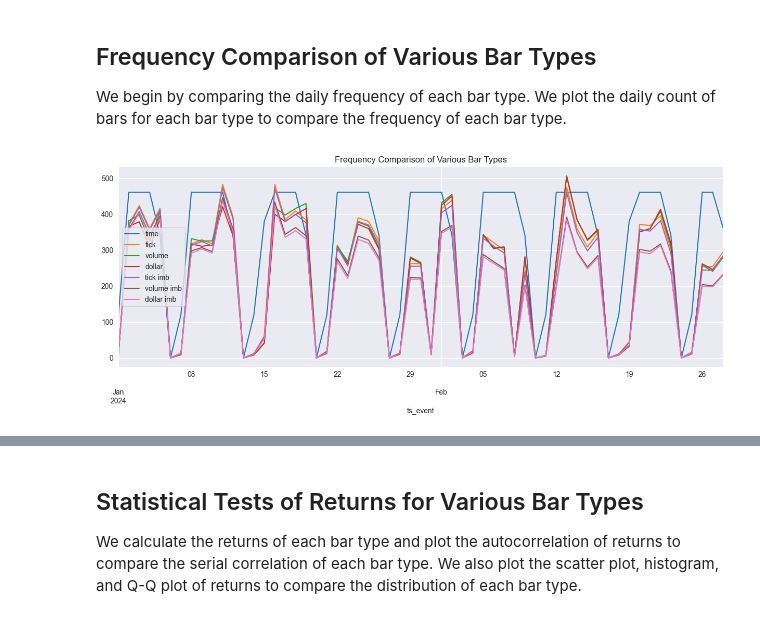
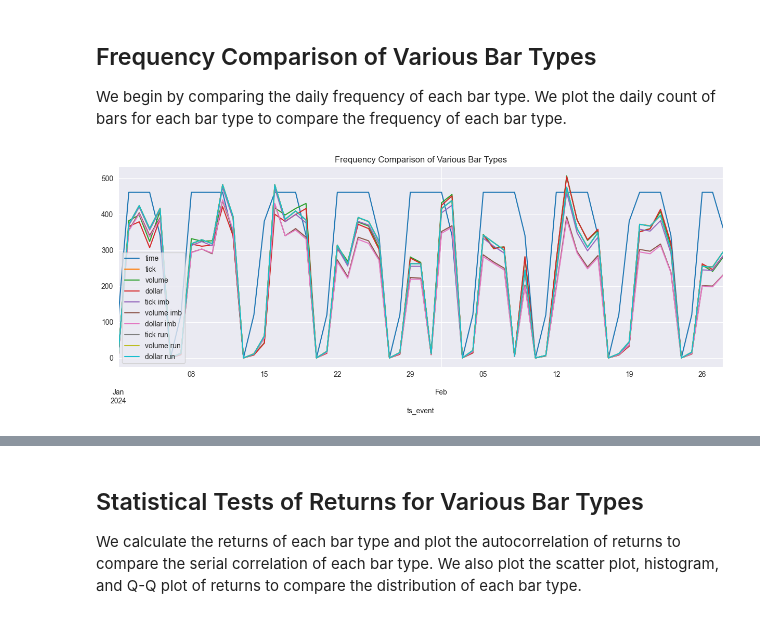
Before and after one commit to OneSqaured/onetrading, a Jupyter notebook: analysis/bar_comparison.ipynb, the cells around one changed output, grey strips where cells are left out. Saved outputs shown, nothing was run; the diff lists cells and outputs as text; code cells hidden in the pictures.

```diff
--- a/analysis/bar_comparison.ipynb
+++ b/analysis/bar_comparison.ipynb
@@ -25,6 +25,9 @@ dollar = DollarBar(symbol, tz)
 tib = TickImbalanceBar(symbol, tz)
 vib = VolumeImbalanceBar(symbol, tz)
 dib = DollarImbalanceBar(symbol, tz)
+trb = TickRunBar(symbol, tz)
+vrb = VolumeRunBar(symbol, tz)
+drb = DollarRunBar(symbol, tz)
 # %%
 # some parameters are chosen to ensure roughly equal number of bars each day
 if rerun:
@@ -67,6 +85,9 @@ dollar_bar = filter_bars_for_market_open(dollar_bar, start_date, end_date, marke
 tib_bar = filter_bars_for_market_open(tib_bar, start_date, end_date, market="CME_Equity", tz=tz)
 vib_bar = filter_bars_for_market_open(vib_bar, start_date, end_date, market="CME_Equity", tz=tz)
 dib_bar = filter_bars_for_market_open(dib_bar, start_date, end_date, market="CME_Equity", tz=tz)
+trb_bar = filter_bars_for_market_open(trb_bar, start_date, end_date, market="CME_Equity", tz=tz)
+vrb_bar = filter_bars_for_market_open(vrb_bar, start_date, end_date, market="CME_Equity", tz=tz)
+drb_bar = filter_bars_for_market_open(drb_bar, start_date, end_date, market="CME_Equity", tz=tz)
 # %% [markdown]
 ## Price Comparison of Various Bar Types
 
@@ -160,6 +188,24 @@ freq_dib_bar = (
     .count()
     .reset_index()
 )
+
+freq_trb_bar = (
+    trb_bar.groupby(pd.Grouper(key="ts_event", freq="1d"))["symbol"]
+    .count()
+    .reset_index()
+)
+
+freq_vrb_bar = (
+    vrb_bar.groupby(pd.Grouper(key="ts_event", freq="1d"))["symbol"]
+    .count()
+    .reset_index()
+)
+
+freq_drb_bar = (
+    drb_bar.groupby(pd.Grouper(key="ts_event", freq="1d"))["symbol"]
+    .count()
+    .reset_index()
+)
 # %%
 freq_time_bar = freq_time_bar.rename(columns={"symbol": "time"})
 freq_tick_bar = freq_tick_bar.rename(columns={"symbol": "tick"})
@@ -168,6 +214,9 @@ freq_dollar_bar = freq_dollar_bar.rename(columns={"symbol": "dollar"})
 freq_tib_bar = freq_tib_bar.rename(columns={"symbol": "tick imb"})
 freq_vib_bar = freq_vib_bar.rename(columns={"symbol": "volume imb"})
 freq_dib_bar = freq_dib_bar.rename(columns={"symbol": "dollar imb"})
+freq_trb_bar = freq_trb_bar.rename(columns={"symbol": "tick run"})
+freq_vrb_bar = freq_vrb_bar.rename(columns={"symbol": "volume run"})
+freq_drb_bar = freq_drb_bar.rename(columns={"symbol": "dollar run"})
 
 freq = pd.merge(freq_time_bar, freq_tick_bar, on="ts_event", how="outer")
 freq = pd.merge(freq, freq_volume_bar, on="ts_event", how="outer")
@@ -175,12 +224,17 @@ freq = pd.merge(freq, freq_dollar_bar, on="ts_event", how="outer")
 freq = pd.merge(freq, freq_tib_bar, on="ts_event", how="outer")
 freq = pd.merge(freq, freq_vib_bar, on="ts_event", how="outer")
 freq = pd.merge(freq, freq_dib_bar, on="ts_event", how="outer")
+freq = pd.merge(freq, freq_trb_bar, on="ts_event", how="outer")
+freq = pd.merge(freq, freq_vrb_bar, on="ts_event", how="outer")
+freq = pd.merge(freq, freq_drb_bar, on="ts_event", how="outer")
 # %%
-freq.plot(x="ts_event", y=["time", "tick", "volume", "dollar", "tick imb", "volume imb", "dollar imb"], figsize=(15, 5),
+freq.plot(x="ts_event",
+          y=["time", "tick", "volume", "dollar", "tick imb", "volume imb", "dollar imb", "tick run", "volume run",
+             "dollar run"], figsize=(15, 5),
           title="Frequency Comparison of Various Bar Types", grid=True)
 plt.show()
 # %% [output]
-[figure, old version]
+[figure, new version]
 # %%
 freq.describe()
 # %% [output]
```
Also changed, not shown: parts of 13 cells of this notebook, 6 other files.
